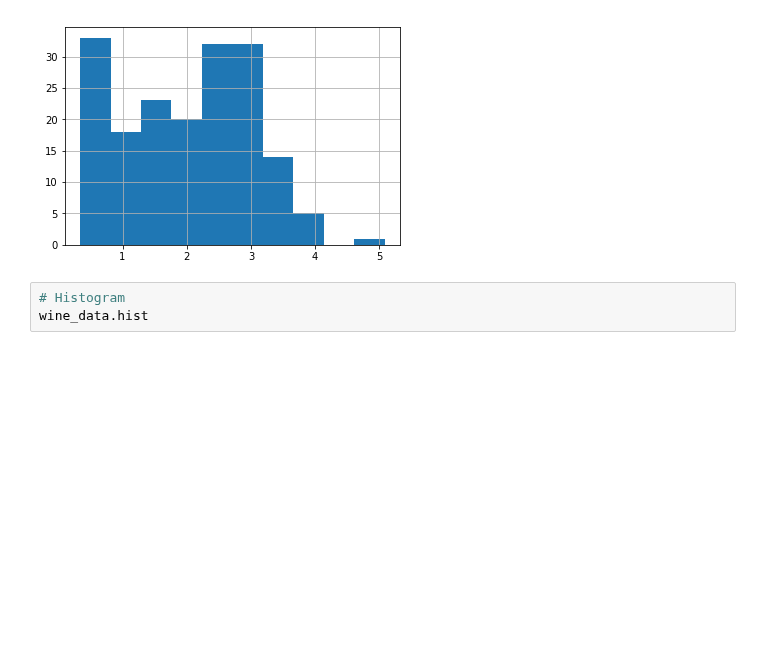
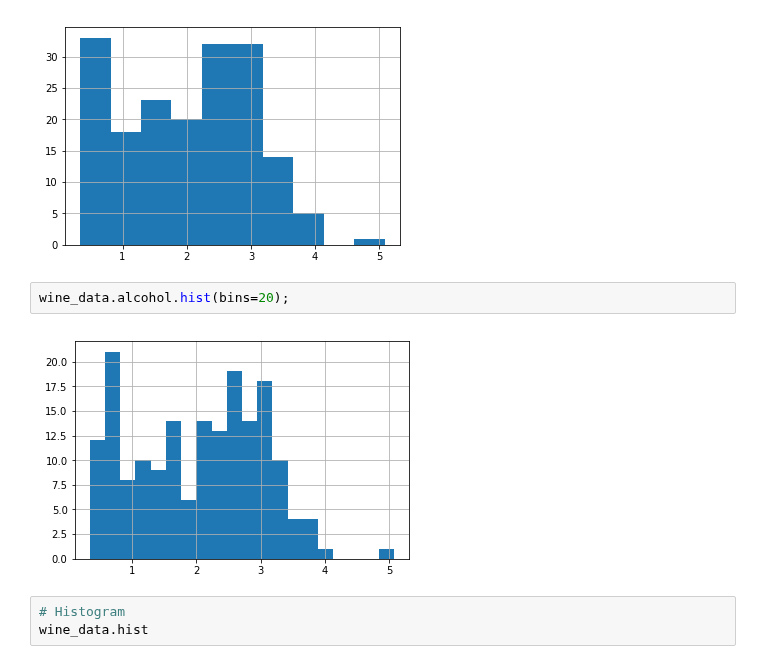
Before and after one commit to HeyLaxmi/DS-Unit-1-Sprint-1-Dealing-With-Data, a Jupyter notebook: Copy_of_LS_DS_112_Loading_Data.ipynb, the cells around one changed output. Cells and saved outputs as stored; diff of their text form; blank space fills up the shorter version.

```diff
--- a/Copy_of_LS_DS_112_Loading_Data.ipynb
+++ b/Copy_of_LS_DS_112_Loading_Data.ipynb
@@ -415,6 +415,10 @@ wine_data.hist();
 wine_data.alcohol.hist();
 # %% [output]
 [figure]
+# %%
+wine_data.alcohol.hist(bins=20);
+# %% [output]
+[figure, added]
 # %%
 # Histogram
 wine_data.hist
```
